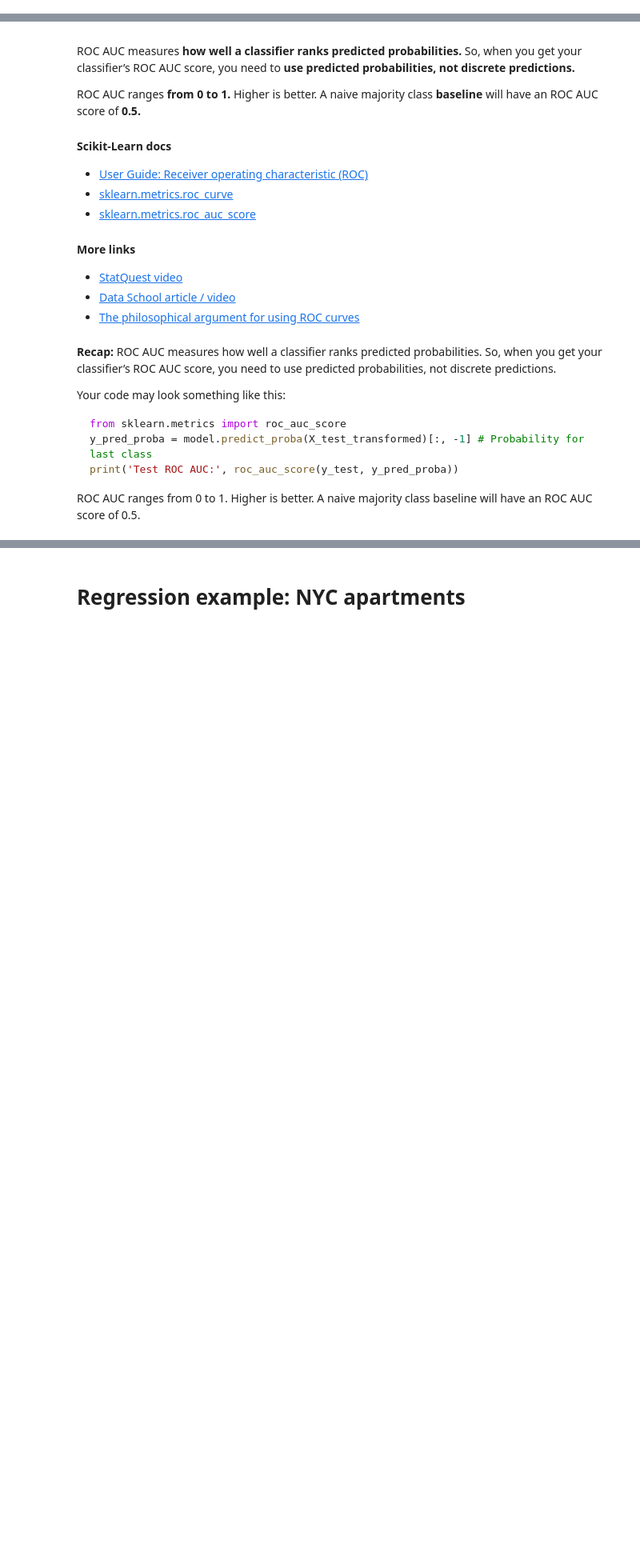
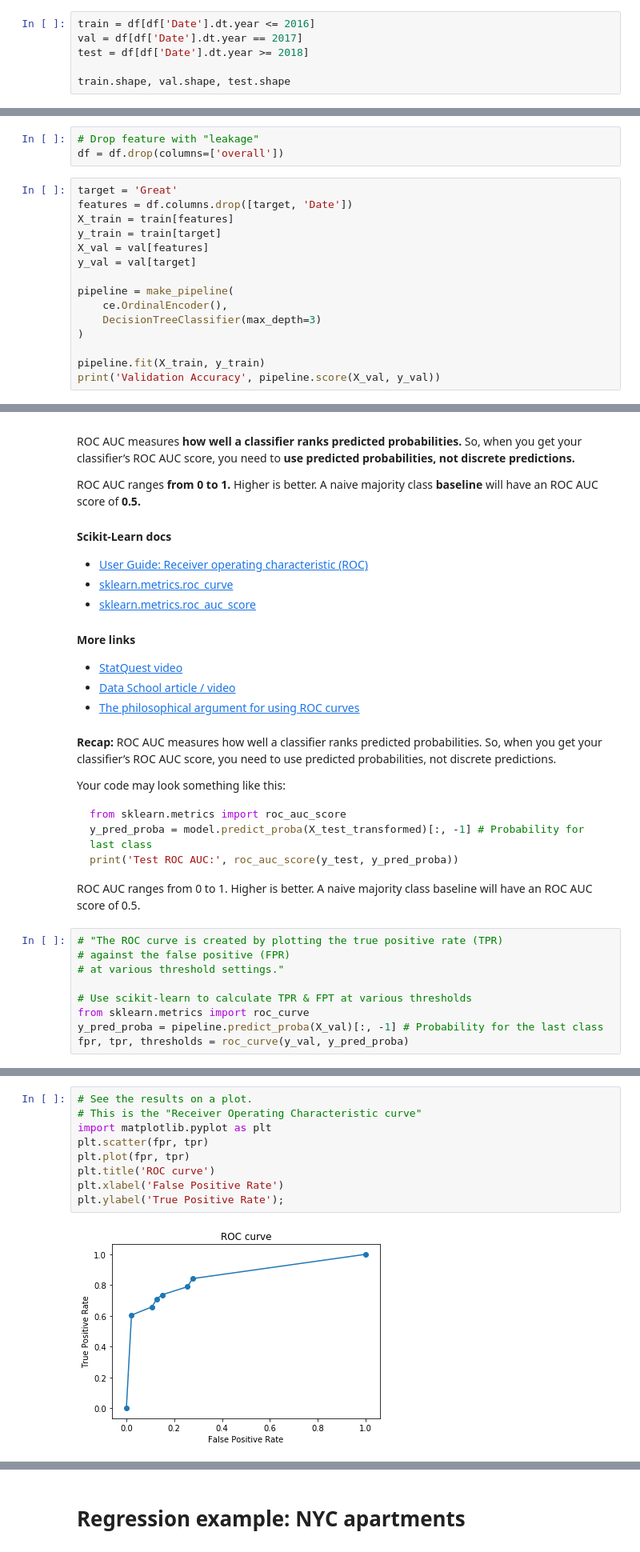
Before and after one commit to bloominstituteoftechnology/DS-Unit-2-Applied-Modeling, a Jupyter notebook: module1/LS_DS_231.ipynb, the cells around one changed output, grey strips where cells are left out. Shown at 80% size. Saved outputs shown, nothing was run; the diff lists cells and outputs as text; blank space fills up the shorter version.

````diff
--- a/module1/LS_DS_231.ipynb
+++ b/module1/LS_DS_231.ipynb
@@ -47,0 +221,6 @@ Classification: How many classes? Are the classes imbalanced?
+# %%
+train = df[df['Date'].dt.year <= 2016]
+val = df[df['Date'].dt.year == 2017]
+test = df[df['Date'].dt.year >= 2018]
+
+train.shape, val.shape, test.shape
@@ -49,0 +276,18 @@ Classification: How many classes? Are the classes imbalanced?
+# %%
+# Drop feature with "leakage"
+df = df.drop(columns=['overall'])
+# %%
+target = 'Great'
+features = df.columns.drop([target, 'Date'])
+X_train = train[features]
+y_train = train[target]
+X_val = val[features]
+y_val = val[target]
+
+pipeline = make_pipeline(
+    ce.OrdinalEncoder(),
+    DecisionTreeClassifier(max_depth=3)
+)
+
+pipeline.fit(X_train, y_train)
+print('Validation Accuracy', pipeline.score(X_val, y_val))
@@ -79,3 +345,12 @@ print('Test ROC AUC:', roc_auc_score(y_test, y_pred_proba))
 ```
 
 ROC AUC ranges from 0 to 1. Higher is better. A naive majority class baseline will have an ROC AUC score of 0.5.
+# %%
+# "The ROC curve is created by plotting the true positive rate (TPR)
+# against the false positive (FPR)
+# at various threshold settings."
+
+# Use scikit-learn to calculate TPR & FPT at various thresholds
+from sklearn.metrics import roc_curve
+y_pred_proba = pipeline.predict_proba(X_val)[:, -1] # Probability for the last class
+fpr, tpr, thresholds = roc_curve(y_val, y_pred_proba)
@@ -81,0 +374,11 @@ ROC AUC ranges from 0 to 1. Higher is better. A naive majority class baseline wi
+# %%
+# See the results on a plot.
+# This is the "Receiver Operating Characteristic curve"
+import matplotlib.pyplot as plt
+plt.scatter(fpr, tpr)
+plt.plot(fpr, tpr)
+plt.title('ROC curve')
+plt.xlabel('False Positive Rate')
+plt.ylabel('True Positive Rate');
+# %% [output]
+[figure, added]
````
Also changed, not shown: parts of 51 cells of this notebook.
